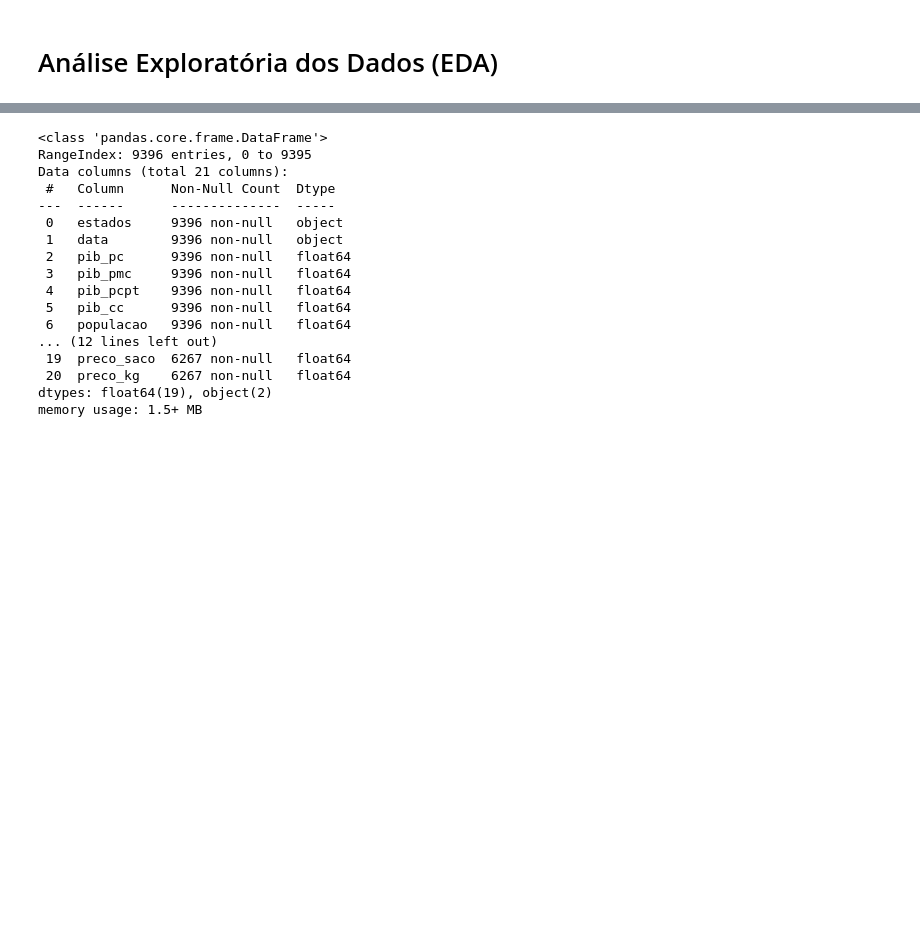
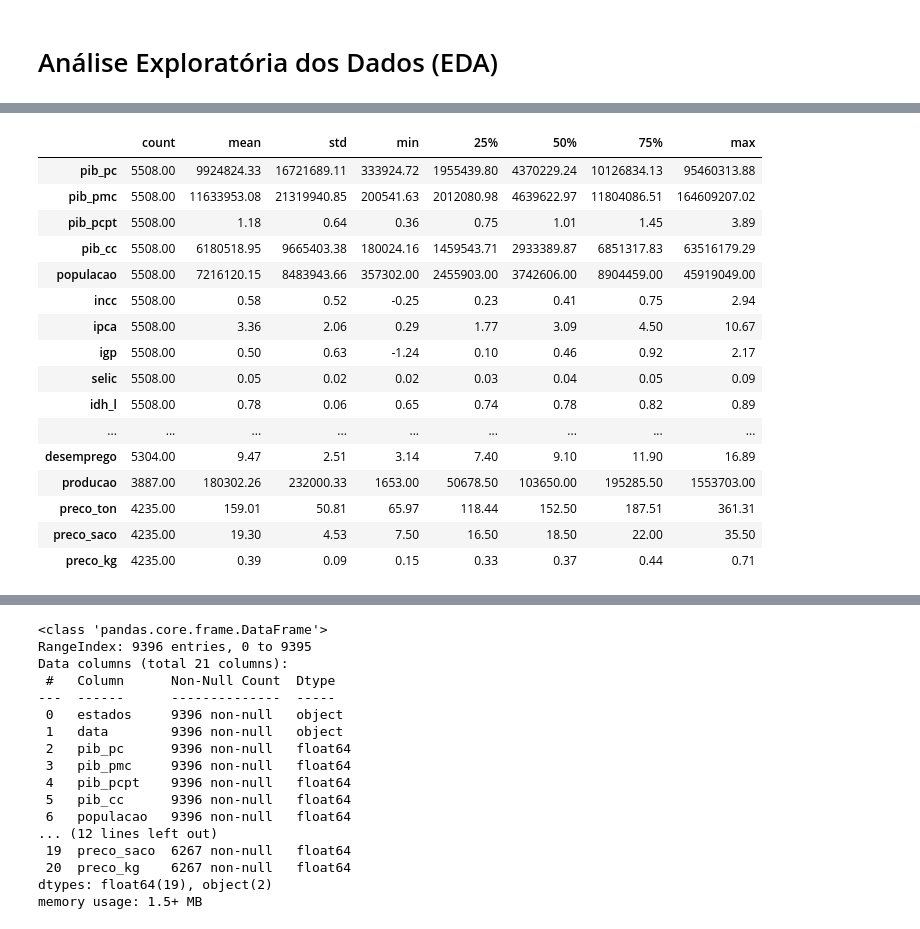
Before and after one commit to LeiteJu/TCC, a Jupyter notebook: notebooks/eda.ipynb, the cells around one changed output, grey strips where cells are left out. Cells and saved outputs as stored; diff of their text form; code cells hidden in the pictures; blank space fills up the shorter version.

```diff
--- a/notebooks/eda.ipynb
+++ b/notebooks/eda.ipynb
@@ -22,3 +72,24 @@ KeyboardInterrupt:
+# %%
+pd.options.display.float_format = '{:.2f}'.format
+df.describe().T
+# %% [output]
+|  | count | mean | std | min | 25% | 50% | 75% | max |
+| pib_pc | 5508.00 | 9924824.33 | 16721689.11 | 333924.72 | 1955439.80 | 4370229.24 | 10126834.13 | 95460313.88 |
+| pib_pmc | 5508.00 | 11633953.08 | 21319940.85 | 200541.63 | 2012080.98 | 4639622.97 | 11804086.51 | 164609207.02 |
+| pib_pcpt | 5508.00 | 1.18 | 0.64 | 0.36 | 0.75 | 1.01 | 1.45 | 3.89 |
+| pib_cc | 5508.00 | 6180518.95 | 9665403.38 | 180024.16 | 1459543.71 | 2933389.87 | 6851317.83 | 63516179.29 |
+| populacao | 5508.00 | 7216120.15 | 8483943.66 | 357302.00 | 2455903.00 | 3742606.00 | 8904459.00 | 45919049.00 |
+| incc | 5508.00 | 0.58 | 0.52 | -0.25 | 0.23 | 0.41 | 0.75 | 2.94 |
+| ipca | 5508.00 | 3.36 | 2.06 | 0.29 | 1.77 | 3.09 | 4.50 | 10.67 |
+| igp | 5508.00 | 0.50 | 0.63 | -1.24 | 0.10 | 0.46 | 0.92 | 2.17 |
+| selic | 5508.00 | 0.05 | 0.02 | 0.02 | 0.03 | 0.04 | 0.05 | 0.09 |
+| idh_l | 5508.00 | 0.78 | 0.06 | 0.65 | 0.74 | 0.78 | 0.82 | 0.89 |
+| ... | ... | ... | ... | ... | ... | ... | ... | ... |
+| desemprego | 5304.00 | 9.47 | 2.51 | 3.14 | 7.40 | 9.10 | 11.90 | 16.89 |
+| producao | 3887.00 | 180302.26 | 232000.33 | 1653.00 | 50678.50 | 103650.00 | 195285.50 | 1553703.00 |
+| preco_ton | 4235.00 | 159.01 | 50.81 | 65.97 | 118.44 | 152.50 | 187.51 | 361.31 |
+| preco_saco | 4235.00 | 19.30 | 4.53 | 7.50 | 16.50 | 18.50 | 22.00 | 35.50 |
+| preco_kg | 4235.00 | 0.39 | 0.09 | 0.15 | 0.33 | 0.37 | 0.44 | 0.71 |
 # %%
 (df.isna().sum()/df.shape[0] * 100).sort_values(ascending=False).to_frame(
     name="Missing (%)"
```
Also changed, not shown: parts of 9 cells of this notebook, 23 other files.
